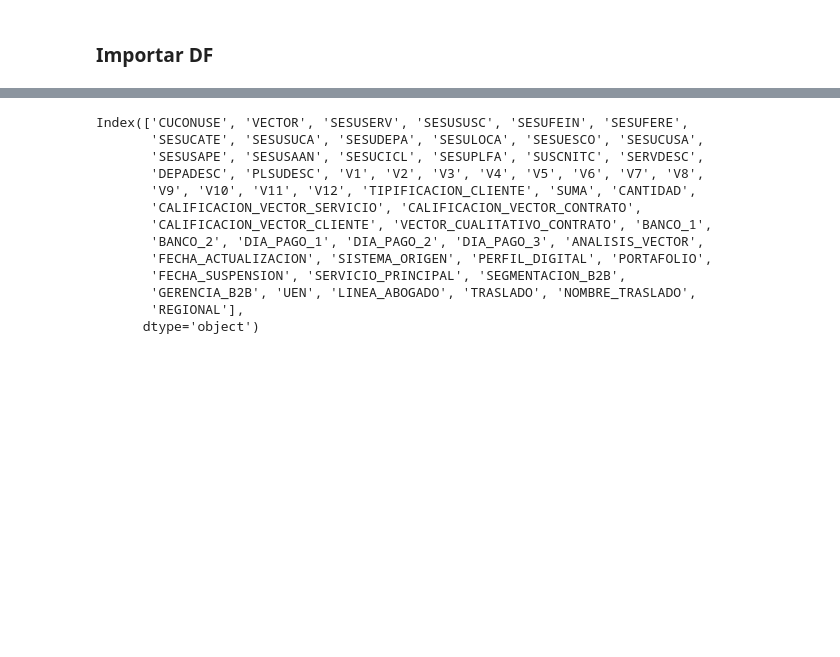
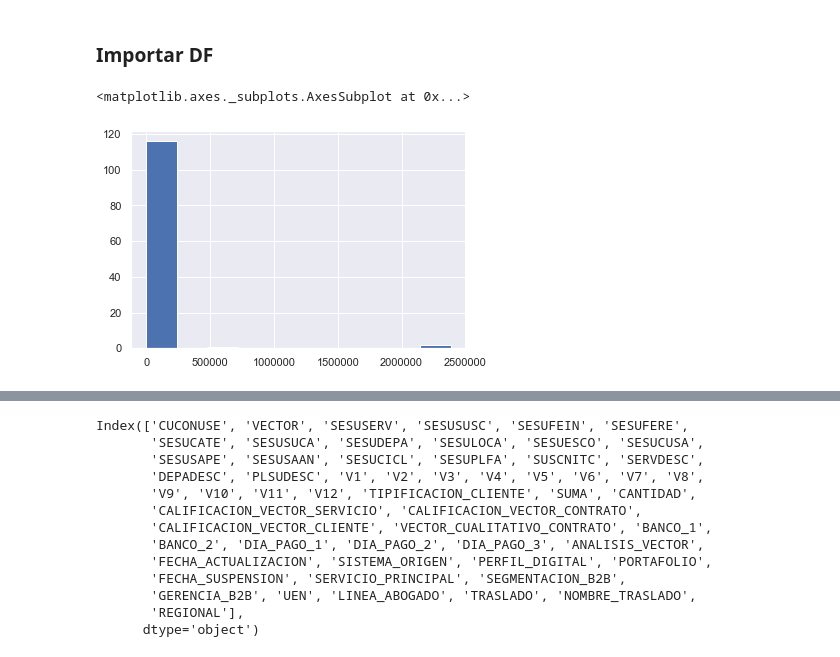
Before and after one commit to hsepulvedaj/proyecto_integrador, a Jupyter notebook: ProyectoIntegrador_descriptivo.ipynb, the cells around one changed output, grey strips where cells are left out. Saved outputs shown, nothing was run; the diff lists cells and outputs as text; code cells hidden in the pictures; blank space fills up the shorter version.

```diff
--- a/ProyectoIntegrador_descriptivo.ipynb
+++ b/ProyectoIntegrador_descriptivo.ipynb
@@ -23,0 +24,5 @@ df = pd.read_csv(r"C:\Users\Paola Fajardo\Desktop\CienciaDatos\Proyecto Integrad
+# %%
+df['SESUCUSA'].value_counts().hist()
+# %% [output]
+<matplotlib.axes._subplots.AxesSubplot at 0x...>
+[figure, added]
```
Also changed, not shown: parts of 20 cells of this notebook, 2 other files.
